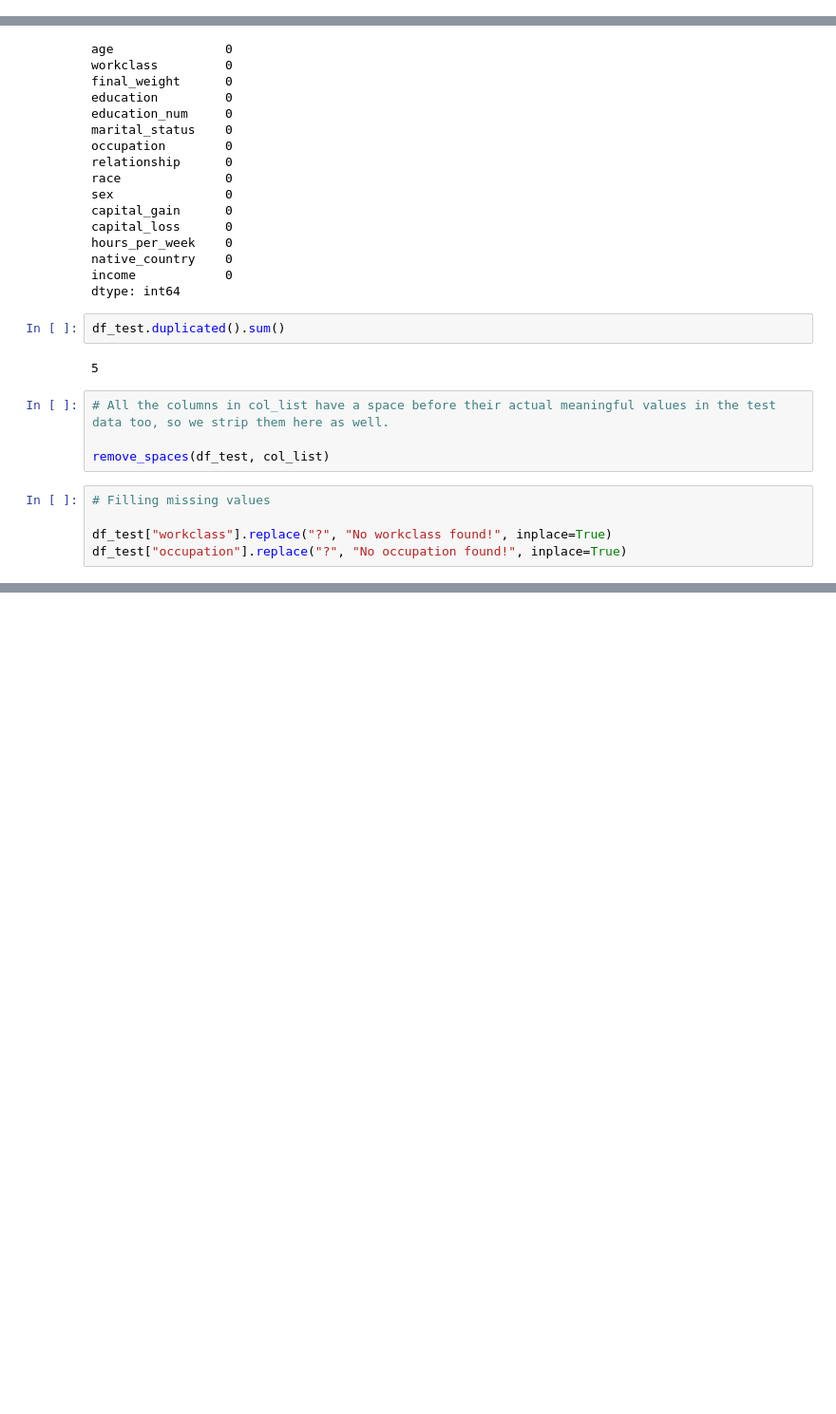
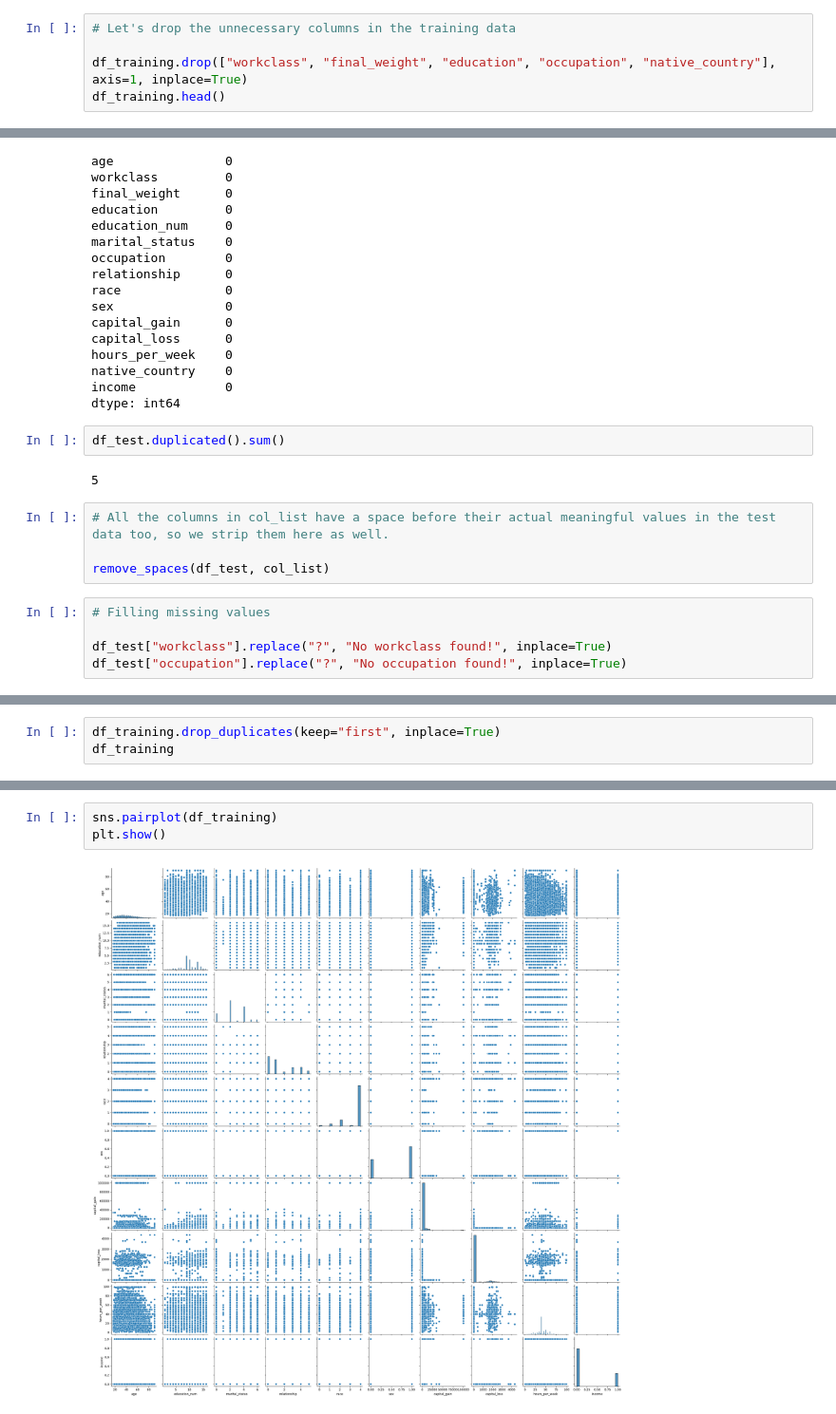
Before and after one commit to manasbagul/Data_Analysis_using_Python, a Jupyter notebook: code/Census_income_analysis.ipynb, the cells around one changed output, grey strips where cells are left out. Shown at 95% size. Cells and saved outputs as stored; diff of their text form; blank space fills up the shorter version.

Commit message:
Dropped duplicates and irrelevant columns.
Also implemented pairplot and made additional inferences based on updated correlation matrix

```diff
--- a/code/Census_income_analysis.ipynb
+++ b/code/Census_income_analysis.ipynb
@@ -201,3 +229,8 @@ plt.show()
 
 
 * #### Also, as an experiment, we questioned whether income would be related to race or not. Surprisingly, it does! Race has slightly related more to income than other irrelevant columns such as workclass and final_weight. After label encoding the race column, we have values ranging from 0 to 4. The correlation matrix states there's a very weak positive correlation between race and income; which means: As the value of "race" increases (for e.g., take the value 4 instead of 3), the income increases (the value "White" is set to 4 and some might say white people are paid more here but that topic is subjective).
+# %%
+# Let's drop the unnecessary columns in the training data
+
+df_training.drop(["workclass", "final_weight", "education", "occupation", "native_country"], axis=1, inplace=True)
+df_training.head()
@@ -300,0 +378,3 @@ Classes of the column 'occupation' and its new encoded values are:
+# %%
+df_training.drop_duplicates(keep="first", inplace=True)
+df_training
@@ -300,0 +465,5 @@ Classes of the column 'occupation' and its new encoded values are:
+# %%
+sns.pairplot(df_training)
+plt.show()
+# %% [output]
+[figure, added]
```
Also changed, not shown: parts of 23 cells of this notebook.
